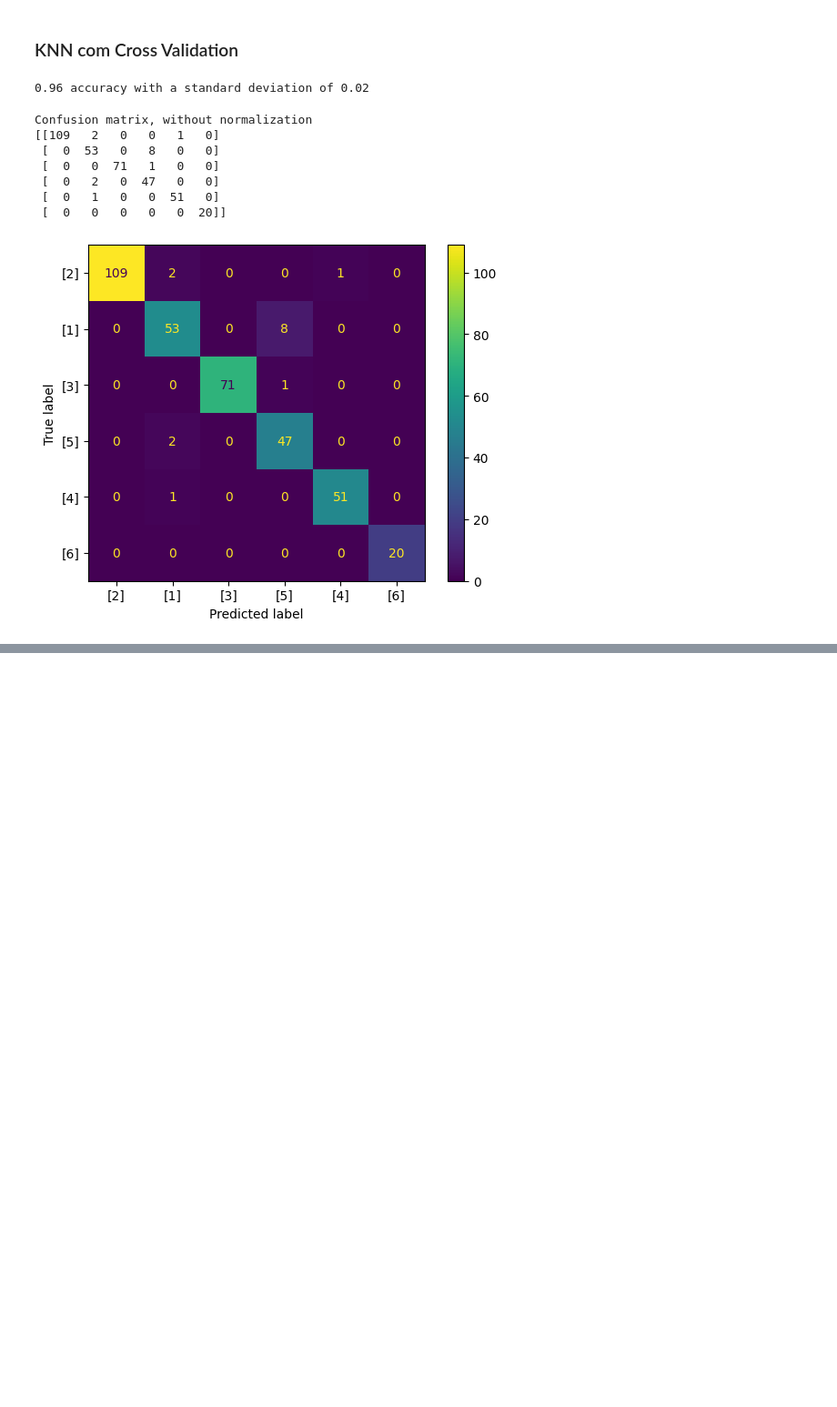
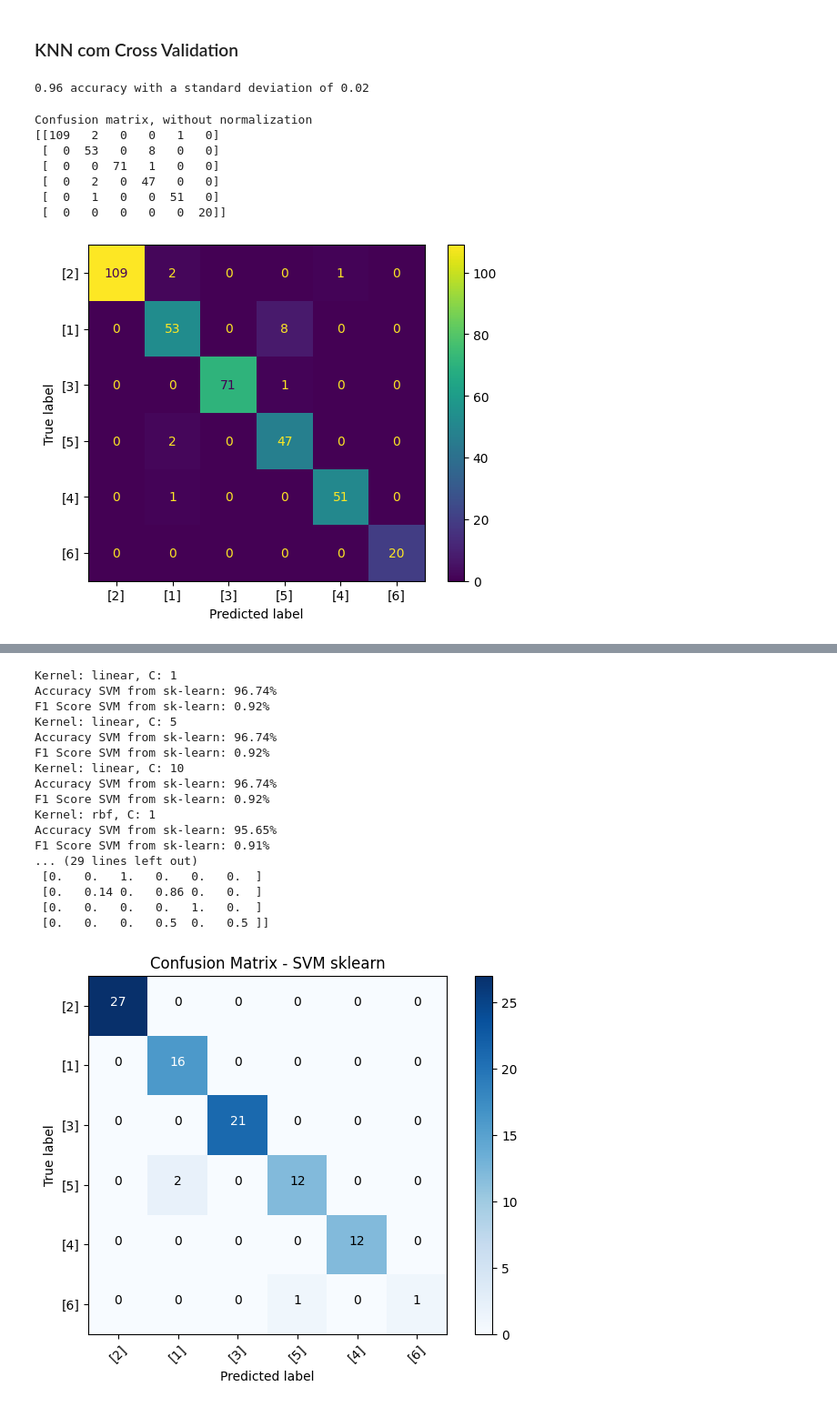
Before and after one commit to giovannaFantacini/KDD_DatasetDermatology, a Jupyter notebook: Mineracao.ipynb, the cells around one changed output, grey strips where cells are left out. Shown at 91% size. Cells and saved outputs as stored; diff of their text form; code cells hidden in the pictures; blank space fills up the shorter version.

```diff
--- a/Mineracao.ipynb
+++ b/Mineracao.ipynb
@@ -1950,0 +2010,12 @@ Confusion matrix, without normalization
+# %%
+X = x_zcore
+y = df_clean['class']
+
+# Split the data - 75% train, 25% test
+X_train, X_test, y_train, y_test = train_test_split(X, y, test_size=0.25, random_state=1)
+
+smote = SMOTE()
+X_res, y_res = smote.fit_resample(X_train, y_train)
+
+# Verificando a nova distribuição das classes
+print('Distribuição após o SMOTE:', Counter(y_res))
@@ -1950,0 +2024,68 @@ Confusion matrix, without normalization
+# %%
+# Scale the X data using Z-score
+scaler = StandardScaler()
+X_train = scaler.fit_transform(X_res)
+X_test = scaler.transform(X_test)
+
+parameters = {'kernel':('linear', 'rbf', 'poly'), 'C':[1, 5, 10]}
+
+best_accuracy = 0
+best_f1_score = 0
+best_params = {}
+
+for kernels in parameters['kernel']:
+    for C in parameters['C']:
+        svm = SVC(kernel=kernels, C=C)
+        svm.fit(X_train, y_res)
+        y_hat_test = svm.predict(X_test)
+
+        accuracy = accuracy_score(y_test, y_hat_test) * 100
+        f1 = f1_score(y_test, y_hat_test, average='macro')
+        print(f"Kernel: {kernels}, C: {C}")
+        print("Accuracy SVM from sk-learn: {:.2f}%".format(accuracy))
+        print("F1 Score SVM from sk-learn: {:.2f}%".format(f1))
+
+        # Atualiza os melhores parâmetros se a acurácia atual for maior
+        if accuracy > best_accuracy:
+            best_accuracy = accuracy
+            best_f1_score = f1
+            best_params = {'kernel': kernels, 'C': C}
+
+
+svm = SVC(kernel=best_params['kernel'], C=best_params['C'])
+svm.fit(X_train, y_res)
+y_hat_test = svm.predict(X_test)
+
+print("Best parameters: ")
+print("Kernel:  " +  best_params['kernel'] + ', C: ' + str(best_params['C']))
+
+# Get test accuracy score
+accuracy = accuracy_score(y_test, y_hat_test)*100
+f1 = f1_score(y_test, y_hat_test,average='macro')
+print("Acurracy SVM from sk-learn: {:.2f}%".format(accuracy))
+print("F1 Score SVM from sk-learn: {:.2f}%".format(f1))
+
+# Get test confusion matrix
+cm = confusion_matrix(y_test, y_hat_test)
+plot_confusion_matrix(cm, targets_df.drop_duplicates().values.tolist(), False, "Confusion Matrix - SVM sklearn")
+plot_confusion_matrix(cm, targets_df.drop_duplicates().values.tolist(), True, "Confusion Matrix - SVM sklearn normalized" )
+plt.show()
+# %% [output]
+Kernel: linear, C: 1
+Accuracy SVM from sk-learn: 96.74%
+F1 Score SVM from sk-learn: 0.92%
+Kernel: linear, C: 5
+Accuracy SVM from sk-learn: 96.74%
+F1 Score SVM from sk-learn: 0.92%
+Kernel: linear, C: 10
+Accuracy SVM from sk-learn: 96.74%
+F1 Score SVM from sk-learn: 0.92%
+Kernel: rbf, C: 1
+Accuracy SVM from sk-learn: 95.65%
+F1 Score SVM from sk-learn: 0.91%
+... (29 lines left out)
+ [0.   0.   1.   0.   0.   0.  ]
+ [0.   0.14 0.   0.86 0.   0.  ]
+ [0.   0.   0.   0.   1.   0.  ]
+ [0.   0.   0.   0.5  0.   0.5 ]]
+[figure, added]
```
Also changed, not shown: parts of 14 cells of this notebook.
